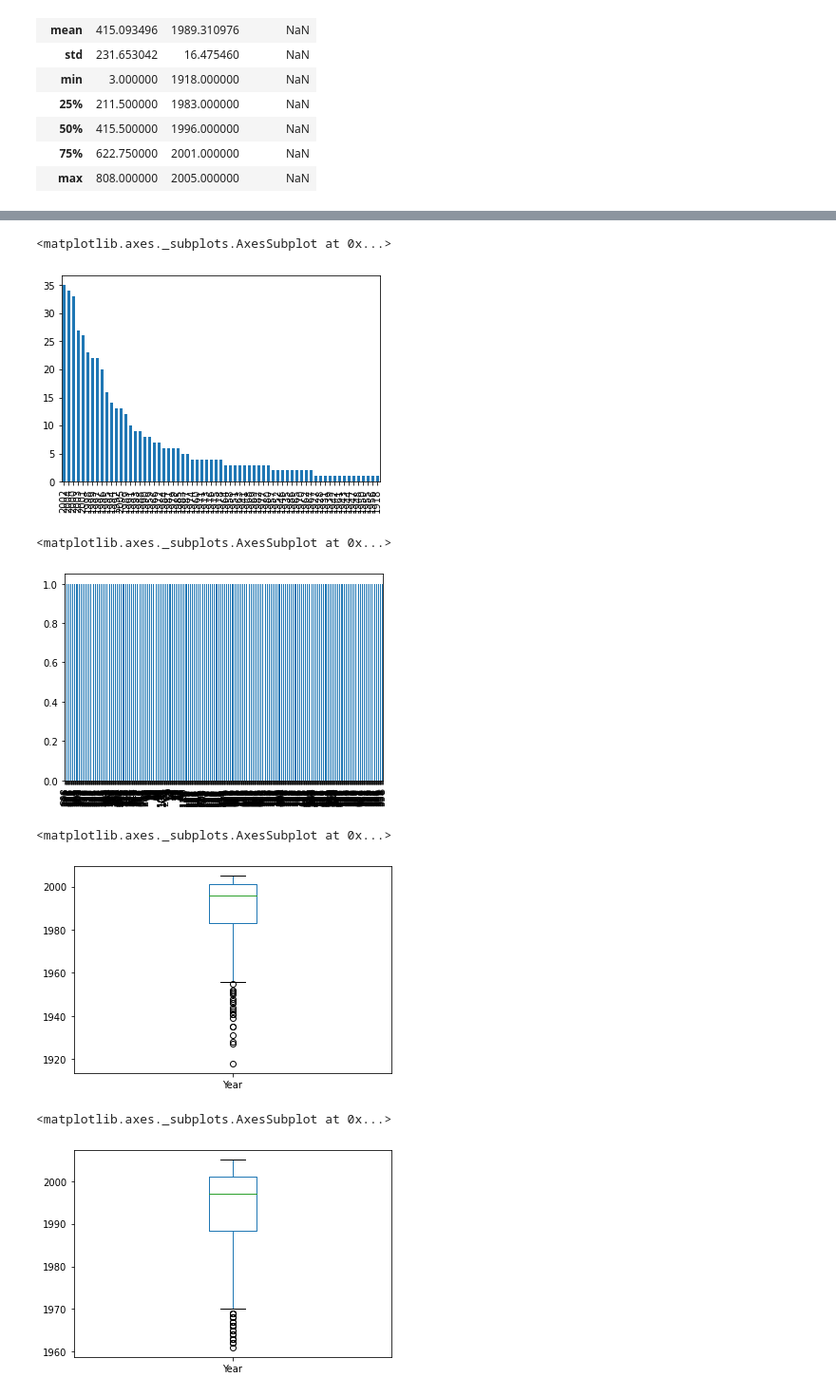
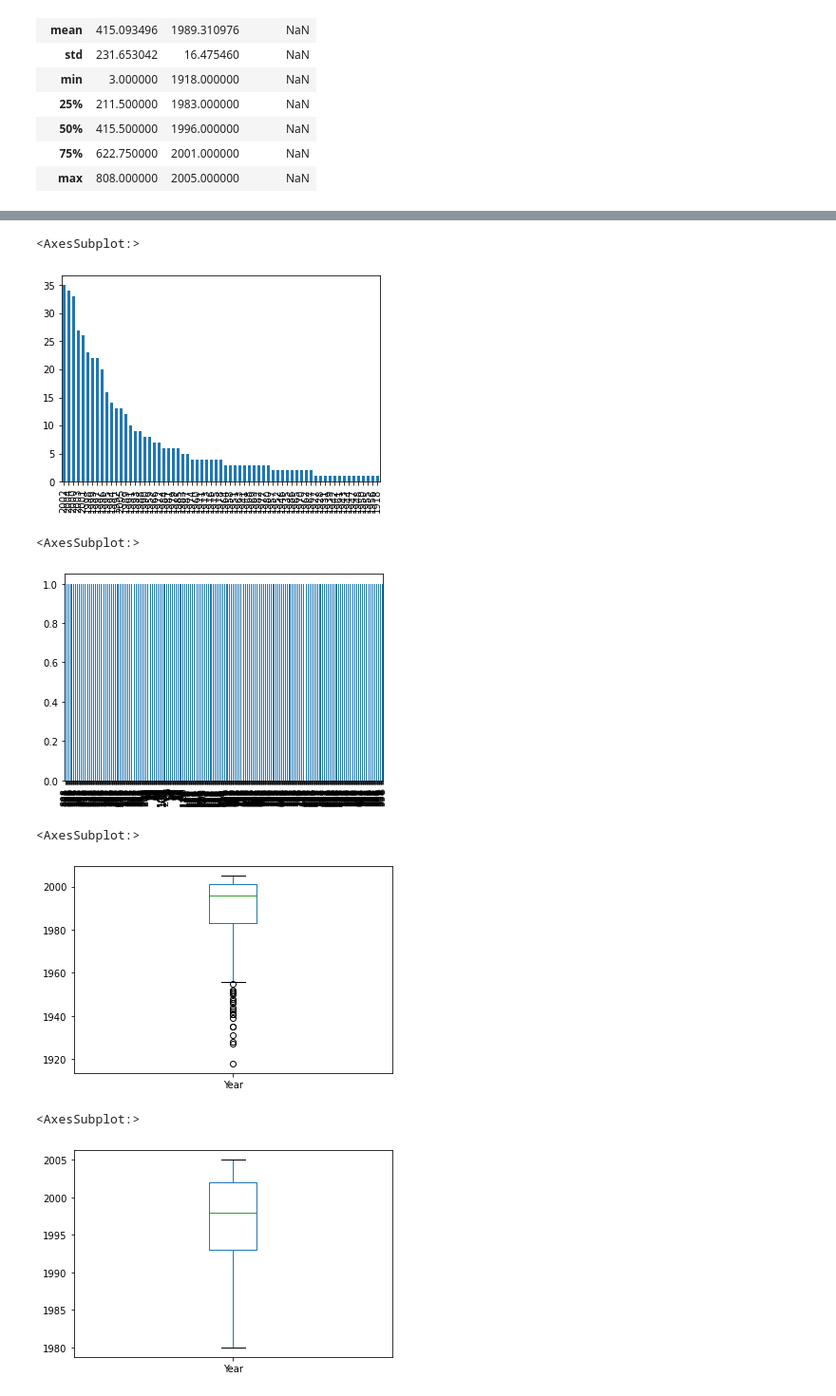
Before and after one commit to Gonxolo/DreamTeam, a Jupyter notebook: Clase 3 v2.ipynb, the cells around one changed output, grey strips where cells are left out. Shown at 95% size. Saved outputs shown, nothing was run; the diff lists cells and outputs as text; code cells hidden in the pictures.

Commit message:
movie_titles jupyter

```diff
--- a/Clase 3 v2.ipynb
+++ b/Clase 3 v2.ipynb
@@ -10,7 +5,7 @@ import pandas as pd
 import numpy as np
 import matplotlib.pyplot as plt
 import copy
-ruta = "/movie_titles_vCorta.csv"
+ruta = "movie_titles_vCorta.csv"
 df = pd.read_csv(ruta, error_bad_lines=False)
 df.head()
 # %% [output]
@@ -123,22 +116,22 @@ df['Movie'].value_counts().plot(ax=ax, kind='bar')
 fig, ax = plt.subplots()
 df['Year'].value_counts().plot(ax=ax, kind='bar')
 # %% [output]
-<matplotlib.axes._subplots.AxesSubplot at 0x...>
+<AxesSubplot:>
 [figure]
 # %%
 fig, ax = plt.subplots()
 df['ID'].value_counts().plot(ax=ax, kind='bar')
 # %% [output]
-<matplotlib.axes._subplots.AxesSubplot at 0x...>
+<AxesSubplot:>
-[figure, old version]
+[figure, new version]
 # %%
 df.boxplot(column = 'Year', grid=False)
 # %% [output]
-<matplotlib.axes._subplots.AxesSubplot at 0x...>
+<AxesSubplot:>
 [figure]
 # %%
-df2 = df[df.Year > 1960]
+df2 = df[df.Year > 1979]
 df2.boxplot(column = 'Year', grid=False)
 # %% [output]
-<matplotlib.axes._subplots.AxesSubplot at 0x...>
+<AxesSubplot:>
-[figure, old version]
+[figure, new version]
```
Also changed, not shown: parts of 16 cells of this notebook.
